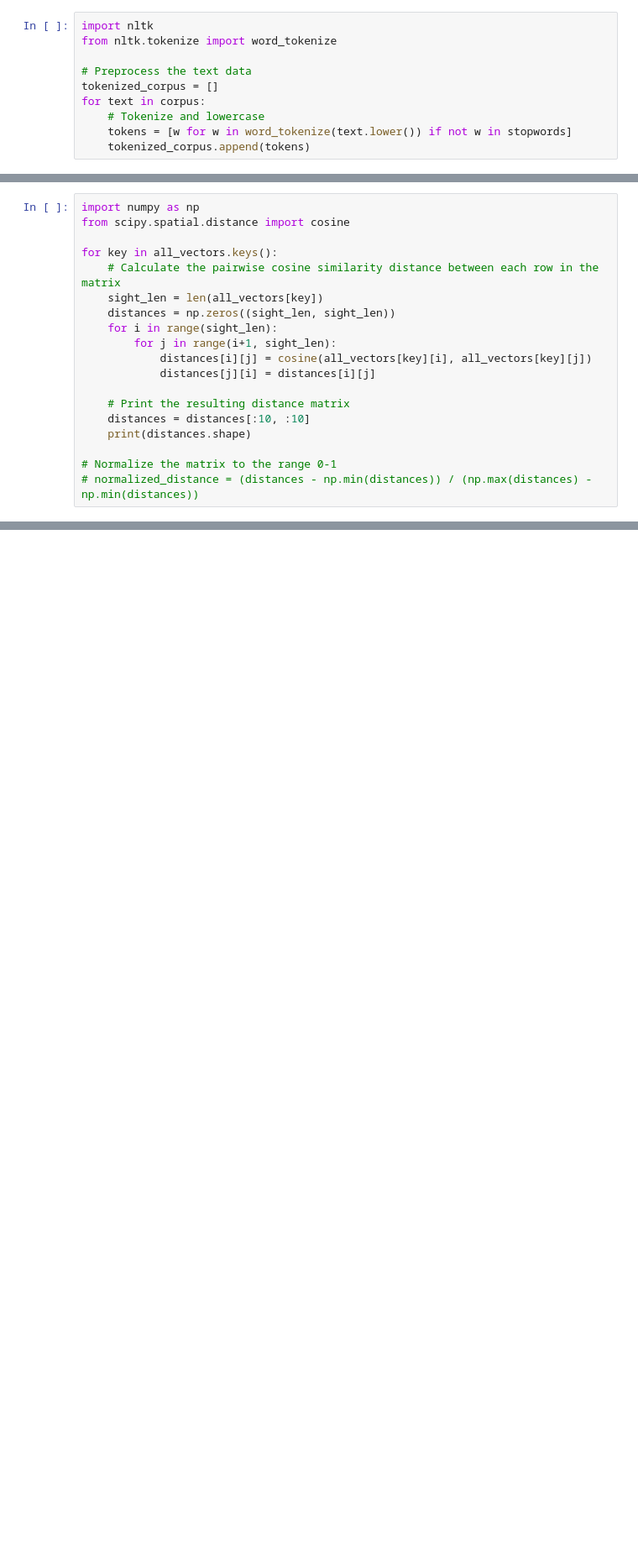
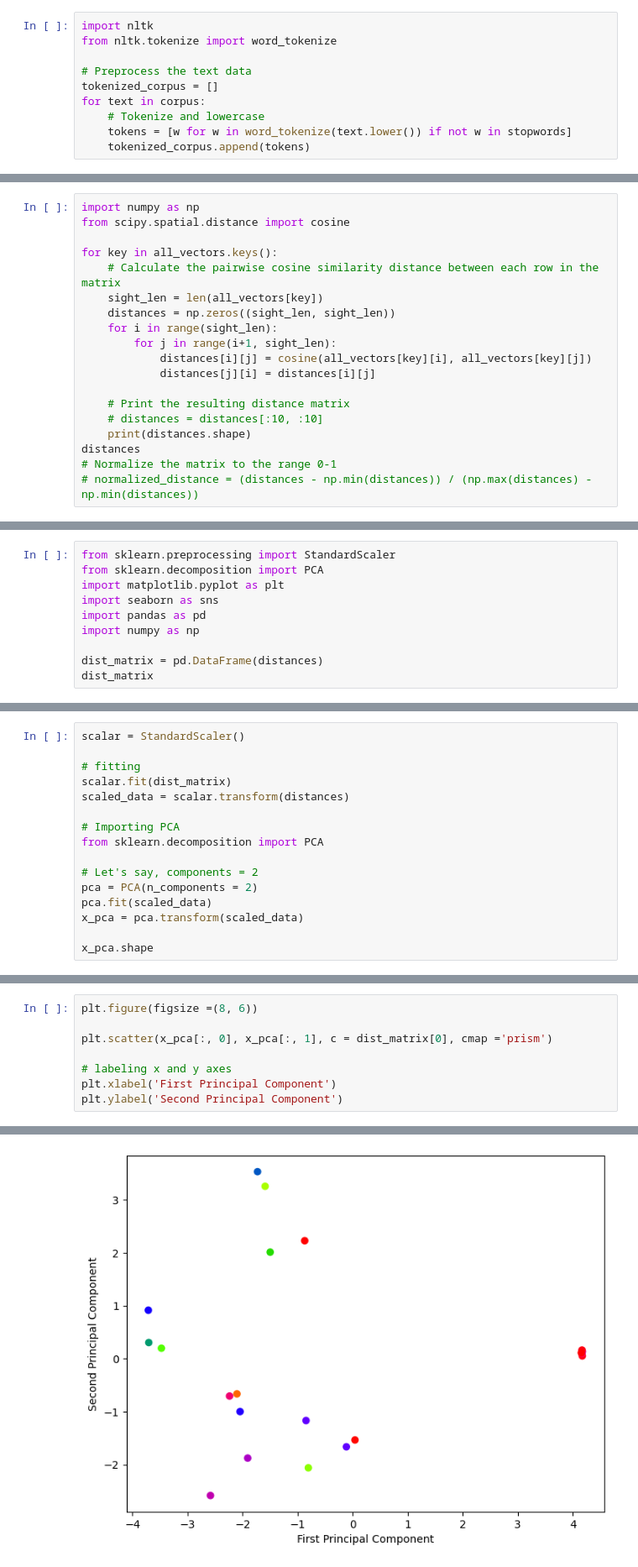
Before and after one commit to sm202073/STARSMeditationResearch, a Jupyter notebook: SensoryAnalytics/word2vec_updated.ipynb, the cells around one changed output, grey strips where cells are left out. Shown at 84% size. Drawn from its saved outputs; the diff is of its cells as text; blank space fills up the shorter version.

```diff
--- a/SensoryAnalytics/word2vec_updated.ipynb
+++ b/SensoryAnalytics/word2vec_updated.ipynb
@@ -156,9 +156,9 @@ for key in all_vectors.keys():
             distances[j][i] = distances[i][j]
 
     # Print the resulting distance matrix
-    distances = distances[:10, :10]
+    # distances = distances[:10, :10]
     print(distances.shape)
-
+distances
 # Normalize the matrix to the range 0-1
 # normalized_distance = (distances - np.min(distances)) / (np.max(distances) - np.min(distances))
 # %% [output]
@@ -169,0 +187,10 @@ for key in all_vectors.keys():
+# %%
+from sklearn.preprocessing import StandardScaler
+from sklearn.decomposition import PCA
+import matplotlib.pyplot as plt
+import seaborn as sns
+import pandas as pd
+import numpy as np
+
+dist_matrix = pd.DataFrame(distances)
+dist_matrix
@@ -169,0 +216,16 @@ for key in all_vectors.keys():
+# %%
+scalar = StandardScaler()
+
+# fitting
+scalar.fit(dist_matrix)
+scaled_data = scalar.transform(distances)
+
+# Importing PCA
+from sklearn.decomposition import PCA
+
+# Let's say, components = 2
+pca = PCA(n_components = 2)
+pca.fit(scaled_data)
+x_pca = pca.transform(scaled_data)
+
+x_pca.shape
@@ -169,0 +234,9 @@ for key in all_vectors.keys():
+# %%
+plt.figure(figsize =(8, 6))
+
+plt.scatter(x_pca[:, 0], x_pca[:, 1], c = dist_matrix[0], cmap ='prism')
+
+# labeling x and y axes
+plt.xlabel('First Principal Component')
+plt.ylabel('Second Principal Component')
+# %% [output]
@@ -169,0 +244 @@ for key in all_vectors.keys():
+[figure, added]
```
Also changed, not shown: parts of 7 cells of this notebook.
